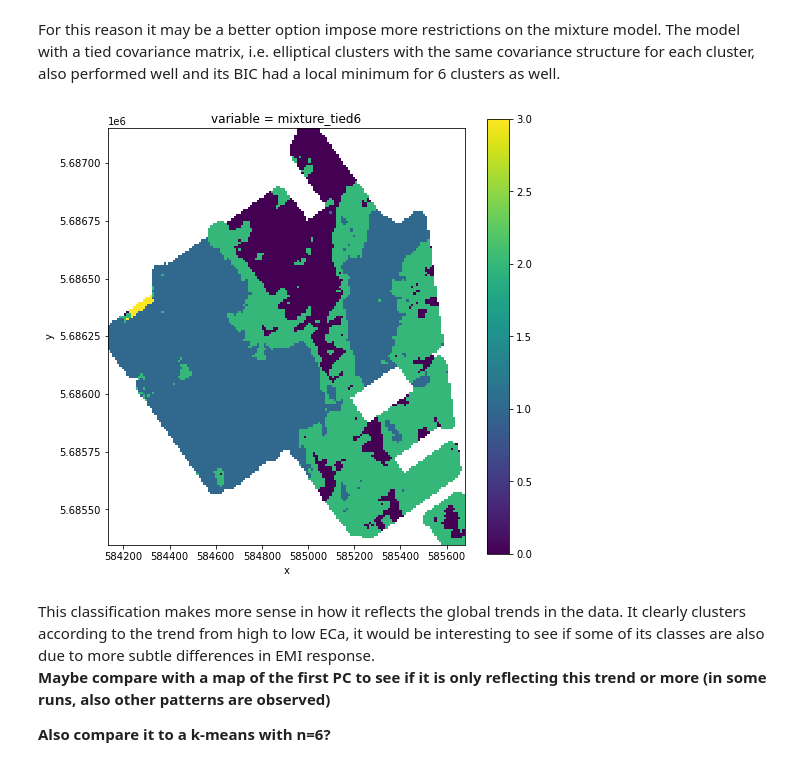
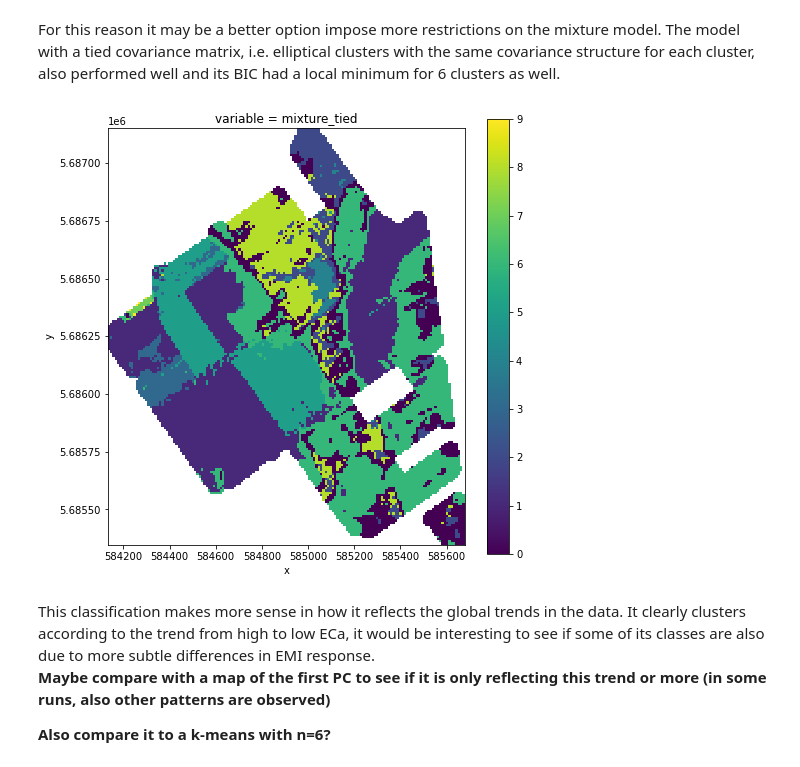
Before and after one commit to drdebivre/Thesis_EMIclass, a Jupyter notebook: 3.Gaussian_mixture.ipynb, the cells around one changed output. Drawn from its saved outputs; the diff is of its cells as text; code cells hidden in the pictures.

Commit message:
add visualization of clusters

```diff
--- a/3.Gaussian_mixture.ipynb
+++ b/3.Gaussian_mixture.ipynb
@@ -136,22 +136,22 @@ plt.show()
 # %% [markdown]
 For this reason it may be a better option impose more restrictions on the mixture model. The model with a tied covariance matrix, i.e. elliptical clusters with the same covariance structure for each cluster, also performed well and its BIC had a local minimum for 6 clusters as well.
 # %%
-tiedmodel_n6 = GaussianMixture(n_components = 4, covariance_type='tied', n_init=10).fit(df_nona)
+tiedmodel_n6 = GaussianMixture(n_components = 10, covariance_type='tied', n_init=10).fit(df_nona)
 clusters = tiedmodel_n6.predict(df_nona) # each pixel assigned to cluster that has largest probability
 
 cl = np.empty((27540))
 cl[:] = np.nan
 
 cl[~rows_with_nan] = clusters
 
-df_raster['mixture_tied6'] = cl
+df_raster['mixture_tied'] = cl
 
 xr_clusters = df_raster.to_xarray().transpose('y', 'x')
 cl_array = xr_clusters.to_array()
-ax = cl_array.sel(variable='mixture_tied6').plot.pcolormesh(figsize=(8,8))
+ax = cl_array.sel(variable='mixture_tied').plot.pcolormesh(figsize=(8,8))
 ax.axes.set_aspect('equal')
 # %% [output]
-[figure, old version]
+[figure, new version]
 # %% [markdown]
 This classification makes more sense in how it reflects the global trends in the data. It clearly clusters according to the trend from high to low ECa, it would be interesting to see if some of its classes are also due to more subtle differences in EMI response.\
 **Maybe compare with a map of the first PC to see if it is only reflecting this trend or more (in some runs, also other patterns are observed)**
```
Also changed, not shown: parts of 8 cells of this notebook.
